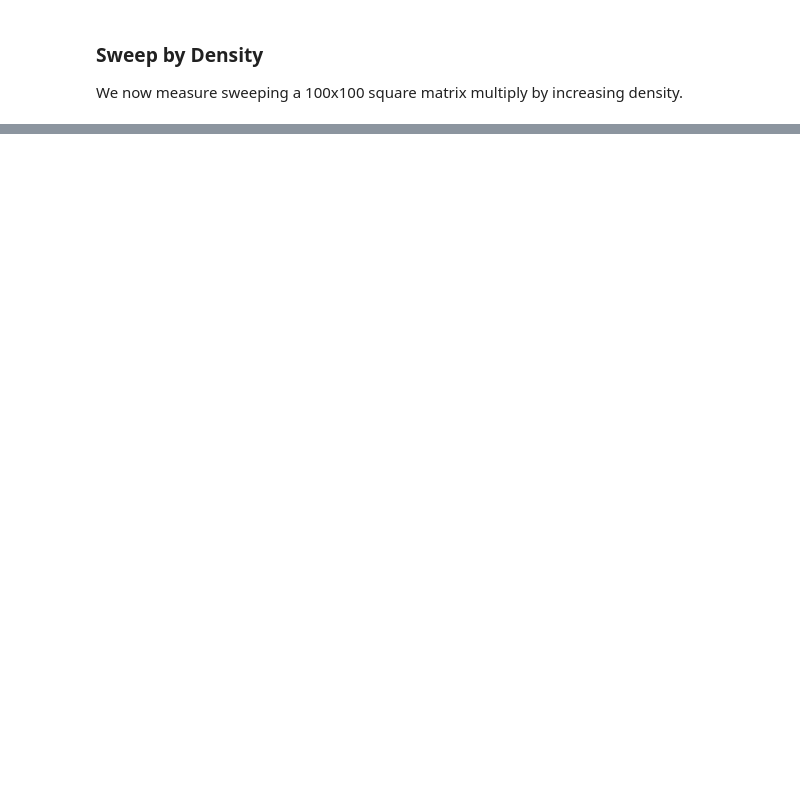
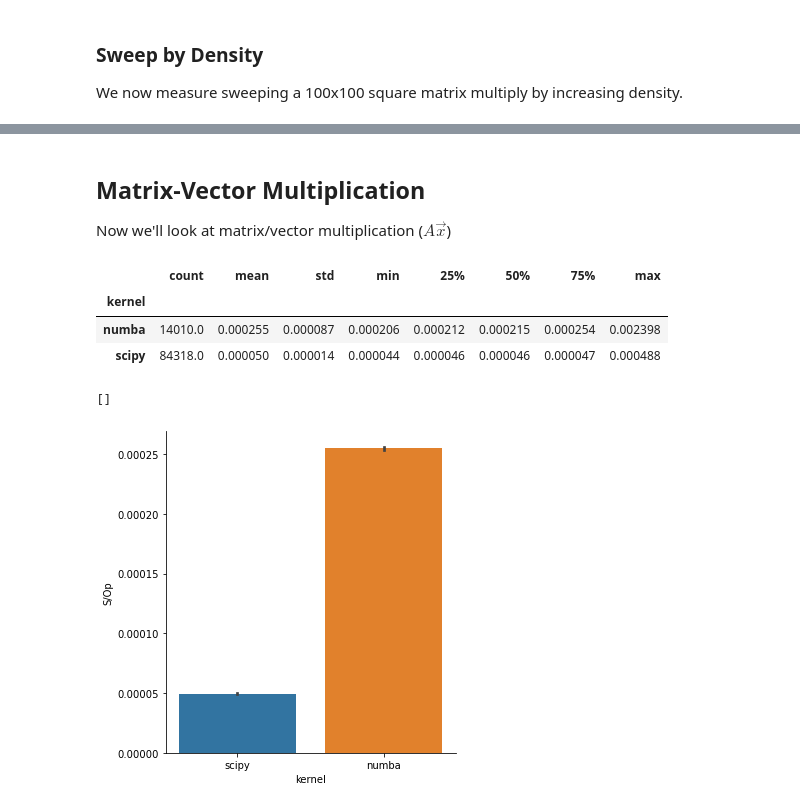
Before and after one commit to lenskit/csr, a Jupyter notebook: Timings.ipynb, the cells around one changed output, grey strips where cells are left out. Saved outputs shown, nothing was run; the diff lists cells and outputs as text; code cells hidden in the pictures; blank space fills up the shorter version.

```diff
--- a/Timings.ipynb
+++ b/Timings.ipynb
@@ -85,0 +86,19 @@ sns.lineplot(data=dens, x='density', y='time', hue='kernel')
+# %% [markdown]
+## Matrix-Vector Multiplication
+
+Now we'll look at matrix/vector multiplication ($A\vec{x}$)
+# %%
+muax = get_runs('MultAx')
+muax.groupby('kernel')['time'].describe()
+# %% [output]
+|  | count | mean | std | min | 25% | 50% | 75% | max |
+| kernel |  |  |  |  |  |  |  |  |
+| numba | 14010.0 | 0.000255 | 0.000087 | 0.000206 | 0.000212 | 0.000215 | 0.000254 | 0.002398 |
+| scipy | 84318.0 | 0.000050 | 0.000014 | 0.000044 | 0.000046 | 0.000046 | 0.000047 | 0.000488 |
+# %%
+sns.catplot(data=muax, x='kernel', y='time', kind='bar')
+plt.ylabel('S/Op')
+plt.plot()
+# %% [output]
+[]
+[figure, added]
```
Also changed, not shown: parts of 4 cells of this notebook, 2 other files.
